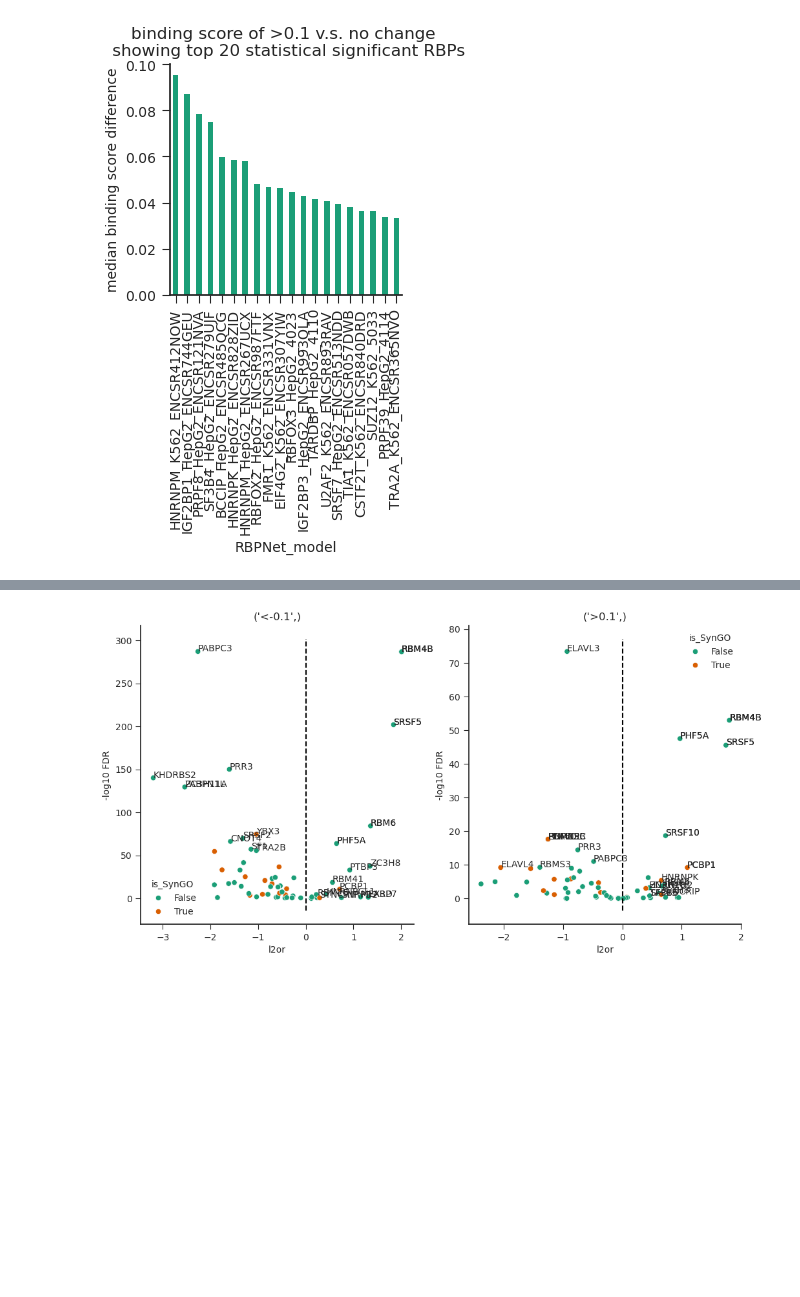
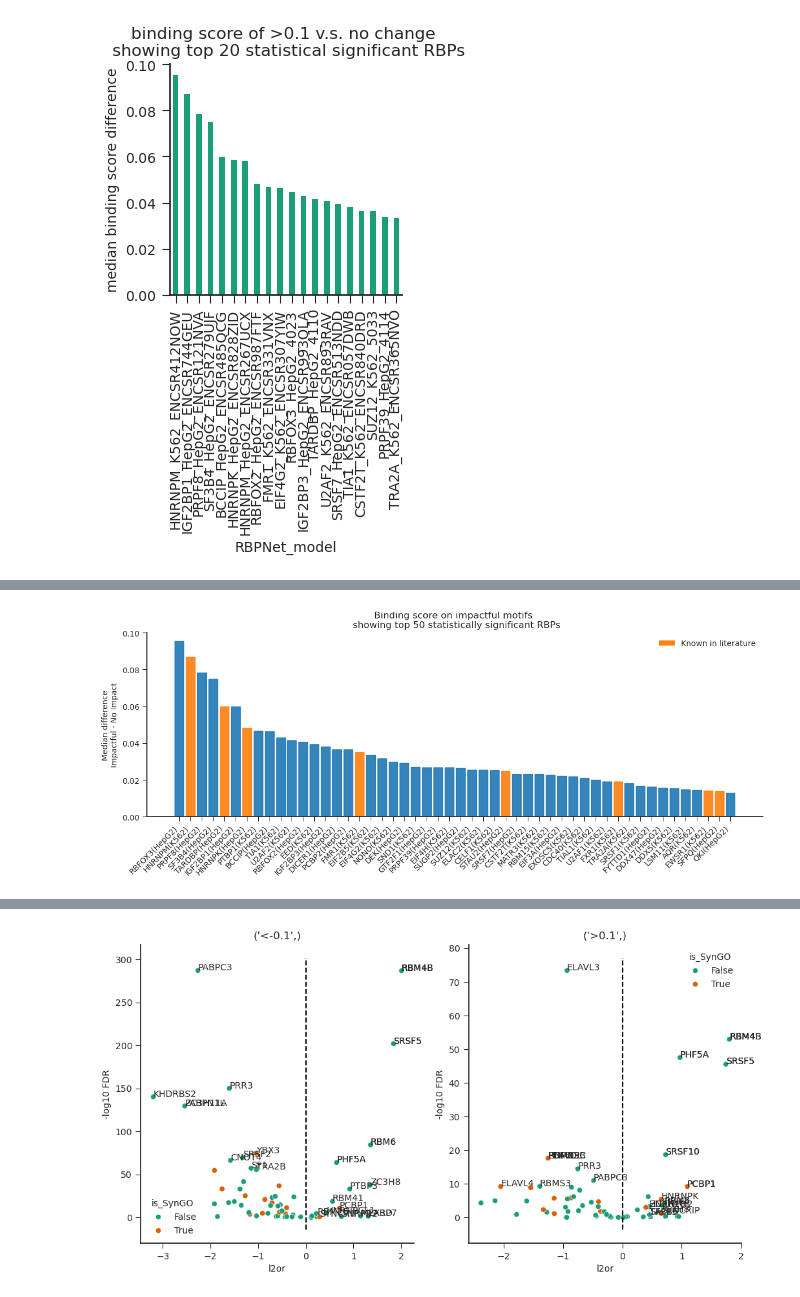
Before and after one commit to algaebrown/karen_LLM_probing, a Jupyter notebook: 8_plotting.ipynb, the cells around one changed output, grey strips where cells are left out. Drawn from its saved outputs; the diff is of its cells as text; code cells hidden in the pictures; blank space fills up the shorter version.

```diff
--- a/8_plotting.ipynb
+++ b/8_plotting.ipynb
@@ -53,0 +99,3 @@ plt.savefig(figdir / f'human_30bp_barplot_{c}.pdf')
+# %%
+palette = sns.color_palette('tab10')
+palette
@@ -53,0 +128,5 @@ plt.savefig(figdir / f'human_30bp_barplot_{c}.pdf')
+# %%
+top_stat = stat_all.loc[(stat_all['sig'])&(stat_all['category']!='middle')].sort_values(
+    by = 'median difference', ascending = False
+)
+top_stat.head()
@@ -53,0 +140,38 @@ plt.savefig(figdir / f'human_30bp_barplot_{c}.pdf')
+# %%
+topn = 50
+top_stat = top_stat.sort_values(by='median difference', ascending=False).drop_duplicates(['RBP_official']).iloc[:topn]
+# %%
+# Create the figure and axis
+plt.figure(figsize=(12, 5))
+
+# Create bars
+bars = plt.bar(range(len(top_stat)), top_stat['median difference'], alpha=0.9)
+
+known_shuttlers = [
+    'TARDBP(HepG2)', 'HNRNPM(K562)',
+    'FMR1(K562)', 'HNRNPM(HepG2)',
+    'HNRNPK(HepG2)', 'HNRNPK(K562)',
+    'STAU2(HepG2)', 'FXR1(K562)',
+    'EWSR1(K562)', 'SFPQ(HepG2)',
+]
+
+# Color the bars based on category
+colors = [palette[1] if known in known_shuttlers else palette[0] for known in top_stat['pretty name']]
+for bar, color in zip(bars, colors):
+    bar.set_color(color)
+
+# Customize the plot
+plt.xticks(range(len(top_stat)), top_stat['pretty name'], rotation=45, ha='right')
+plt.ylabel(f'Median difference\nImpactful - No Impact')
+plt.title(f'Binding score on impactful motifs \n showing top {topn} statistically significant RBPs')
+sns.despine()
+
+from matplotlib.patches import Patch
+legend_elements = [Patch(facecolor=palette[1], label='Known in literature')]
+plt.legend(handles=legend_elements) # , title='Synapse localization effect')
+
+# Adjust layout to prevent label cutoff
+plt.tight_layout()
+plt.savefig(figdir / f'human_30bp_barplot_top{topn}.pdf')
+# %% [output]
+[figure, added]
```
Also changed, not shown: parts of 18 cells of this notebook, 8 other files.
